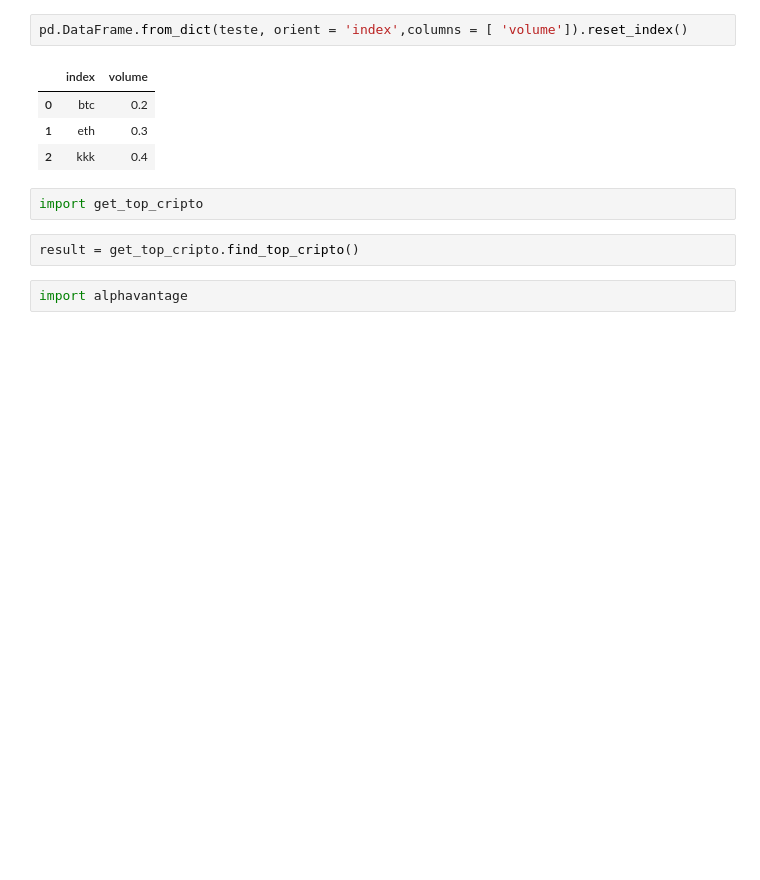
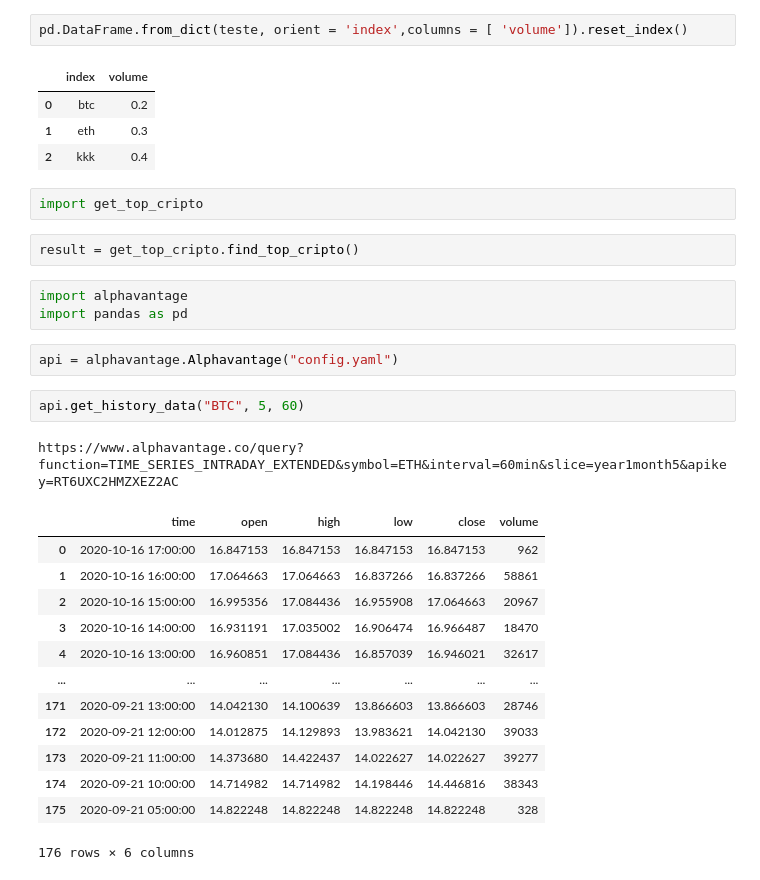
Before and after one commit to CardosoJr/investing, a Jupyter notebook: Extractors/cripto/testing.ipynb, the cells around one changed output. Drawn from its saved outputs; the diff is of its cells as text; blank space fills up the shorter version.

```diff
--- a/Extractors/cripto/testing.ipynb
+++ b/Extractors/cripto/testing.ipynb
@@ -64,3 +64,23 @@ import get_top_cripto
 result = get_top_cripto.find_top_cripto()
 # %%
 import alphavantage
+import pandas as pd
+# %%
+api = alphavantage.Alphavantage("config.yaml")
+# %%
+api.get_history_data("BTC", 5, 60)
+# %% [output]
+https://www.alphavantage.co/query?function=TIME_SERIES_INTRADAY_EXTENDED&symbol=ETH&interval=60min&slice=year1month5&apikey=RT6UXC2HMZXEZ2AC
+|  | time | open | high | low | close | volume |
+| 0 | 2020-10-16 17:00:00 | 16.847153 | 16.847153 | 16.847153 | 16.847153 | 962 |
+| 1 | 2020-10-16 16:00:00 | 17.064663 | 17.064663 | 16.837266 | 16.837266 | 58861 |
+| 2 | 2020-10-16 15:00:00 | 16.995356 | 17.084436 | 16.955908 | 17.064663 | 20967 |
+| 3 | 2020-10-16 14:00:00 | 16.931191 | 17.035002 | 16.906474 | 16.966487 | 18470 |
+| 4 | 2020-10-16 13:00:00 | 16.960851 | 17.084436 | 16.857039 | 16.946021 | 32617 |
+| ... | ... | ... | ... | ... | ... | ... |
+| 171 | 2020-09-21 13:00:00 | 14.042130 | 14.100639 | 13.866603 | 13.866603 | 28746 |
+| 172 | 2020-09-21 12:00:00 | 14.012875 | 14.129893 | 13.983621 | 14.042130 | 39033 |
+| 173 | 2020-09-21 11:00:00 | 14.373680 | 14.422437 | 14.022627 | 14.022627 | 39277 |
+| 174 | 2020-09-21 10:00:00 | 14.714982 | 14.714982 | 14.198446 | 14.446816 | 38343 |
+| 175 | 2020-09-21 05:00:00 | 14.822248 | 14.822248 | 14.822248 | 14.822248 | 328 |
+176 rows × 6 columns
```
Also changed, not shown: 1 other file.
